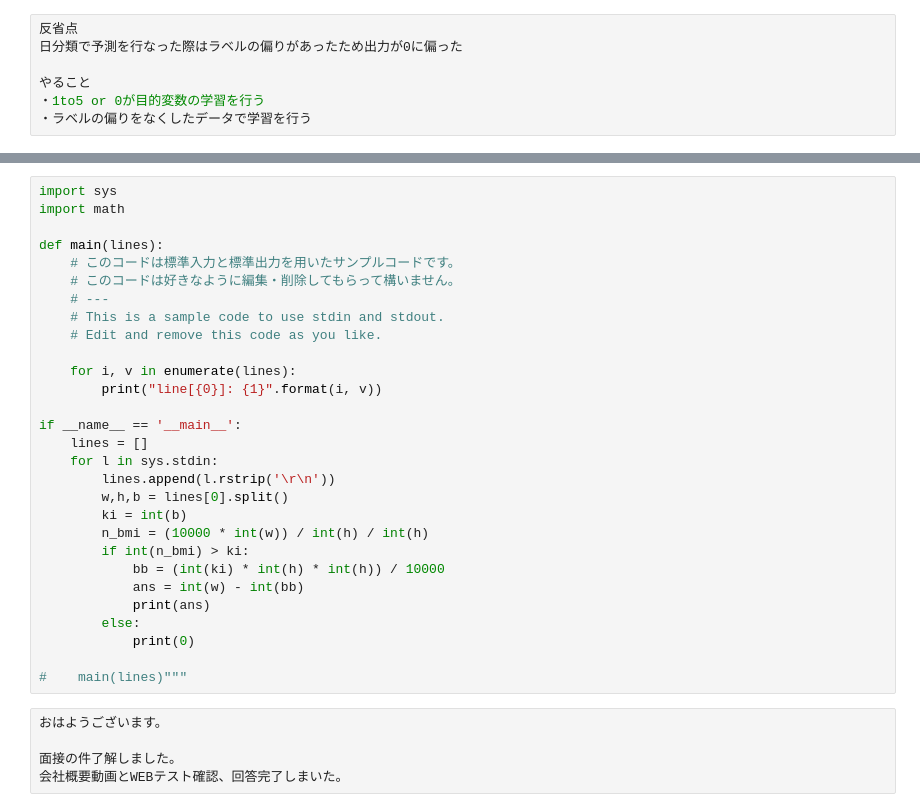
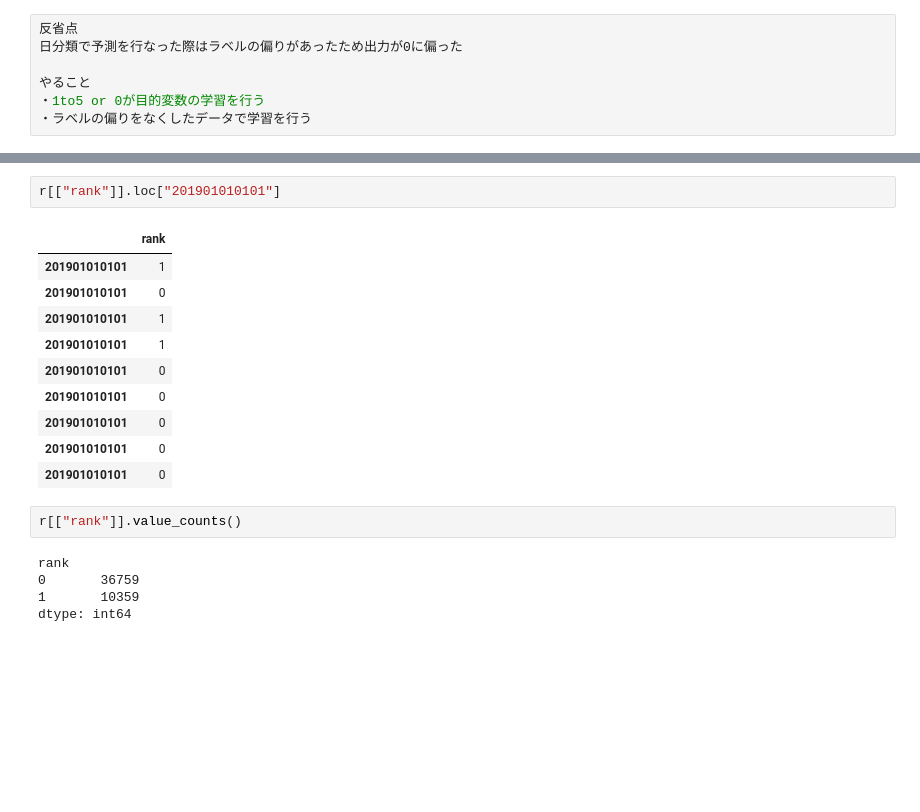
Before and after one commit to t18062/Product, a Jupyter notebook: NN.ipynb, the cells around one changed output, grey strips where cells are left out. Cells and saved outputs as stored; diff of their text form; blank space fills up the shorter version.

```diff
--- a/NN.ipynb
+++ b/NN.ipynb
@@ -735,34 +422,20 @@ if __name__ == '__main__':
-# %%
-import sys
-import math
-
-def main(lines):
-    # このコードは標準入力と標準出力を用いたサンプルコードです。
-    # このコードは好きなように編集・削除してもらって構いません。
-    # ---
-    # This is a sample code to use stdin and stdout.
-    # Edit and remove this code as you like.
-
-    for i, v in enumerate(lines):
-        print("line[{0}]: {1}".format(i, v))
-
-if __name__ == '__main__':
-    lines = []
-    for l in sys.stdin:
-        lines.append(l.rstrip('\r\n'))
-        w,h,b = lines[0].split()
-        ki = int(b)
-        n_bmi = (10000 * int(w)) / int(h) / int(h)
-        if int(n_bmi) > ki:
-            bb = (int(ki) * int(h) * int(h)) / 10000
-            ans = int(w) - int(bb)
-            print(ans)
-        else:
-            print(0)
-
-#    main(lines)"""
-# %%
-おはようございます。
-
-面接の件了解しました。
-会社概要動画とWEBテスト確認、回答完了しまいた。
+# %%
+r[["rank"]].loc["201901010101"]
+# %% [output]
+|  | rank |
+| 201901010101 | 1 |
+| 201901010101 | 0 |
+| 201901010101 | 1 |
+| 201901010101 | 1 |
+| 201901010101 | 0 |
+| 201901010101 | 0 |
+| 201901010101 | 0 |
+| 201901010101 | 0 |
+| 201901010101 | 0 |
+# %%
+r[["rank"]].value_counts()
+# %% [output]
+rank
+0       36759
+1       10359
+dtype: int64
```
Also changed, not shown: parts of 23 cells of this notebook.
